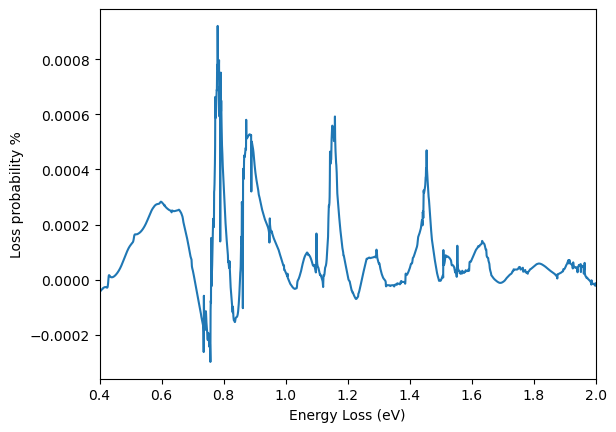
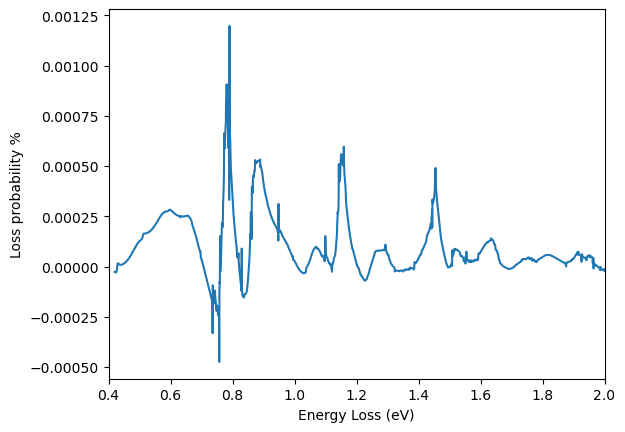
Unified diff of the notebook cell whose output changed from the first chart to the second:
--- before
+++ after
@@ -1,5 +1,5 @@
 plt.figure()
 # plt.plot(freqs[:int(N/2)+1]*h_bar/q_e, Gamma[:int(N/2)+1]*100)
-plt.plot((freqs*h_bar/q_e)[int(0.2*N):], Gamma[int(0.2*N):])
+plt.plot((freqs*h_bar/q_e)[int(0.2*M):], Gamma[int(0.2*M):])
 # plt.plot((freqs*h_bar/q_e)[:], Gamma[:])
 # plt.hlines(y=0,xmin=0,xmax=6, ls='--', lw=1, color='grey')

Commit: Cleaned up flux calculation code